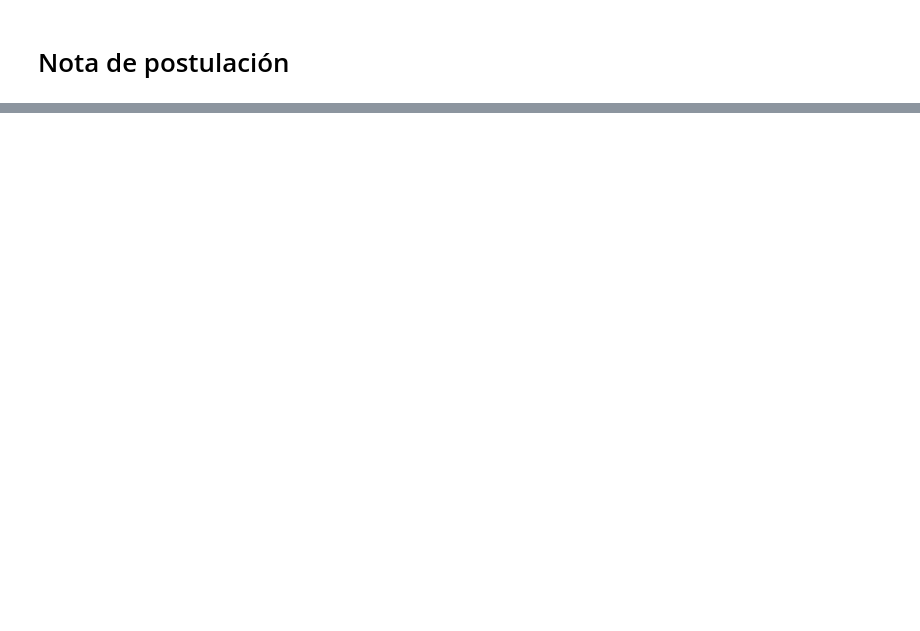
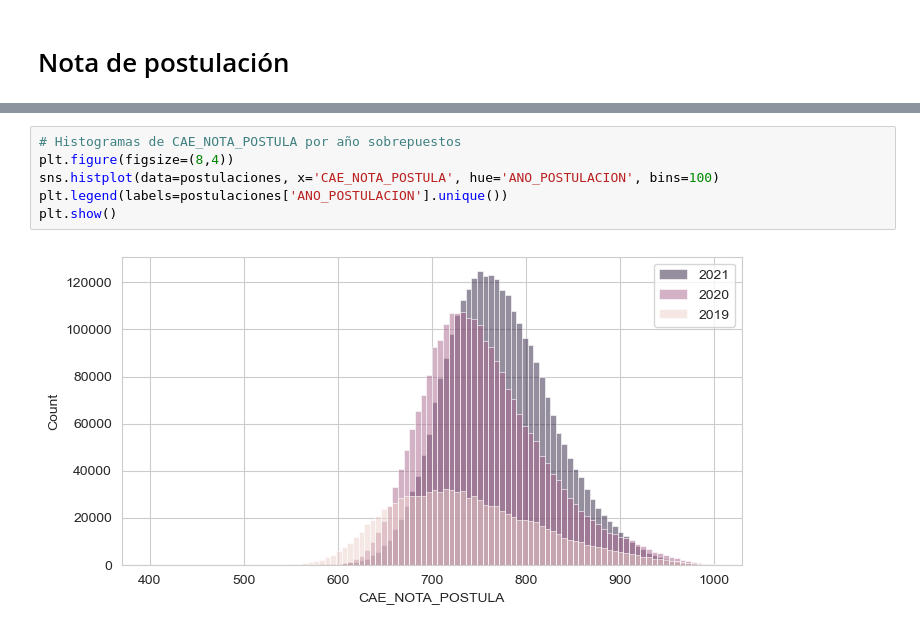
Before and after one commit to mayait/investigacion_senescyt, a Jupyter notebook: postulaciones.ipynb, the cells around one changed output, grey strips where cells are left out. Drawn from its saved outputs; the diff is of its cells as text; blank space fills up the shorter version.

```diff
--- a/postulaciones.ipynb
+++ b/postulaciones.ipynb
@@ -63,0 +128,8 @@ plt.show()
+# %%
+# Histogramas de CAE_NOTA_POSTULA por año sobrepuestos
+plt.figure(figsize=(8,4))
+sns.histplot(data=postulaciones, x='CAE_NOTA_POSTULA', hue='ANO_POSTULACION', bins=100)
+plt.legend(labels=postulaciones['ANO_POSTULACION'].unique())
+plt.show()
+# %% [output]
+[figure, added]
```
Also changed, not shown: parts of 25 cells of this notebook.
